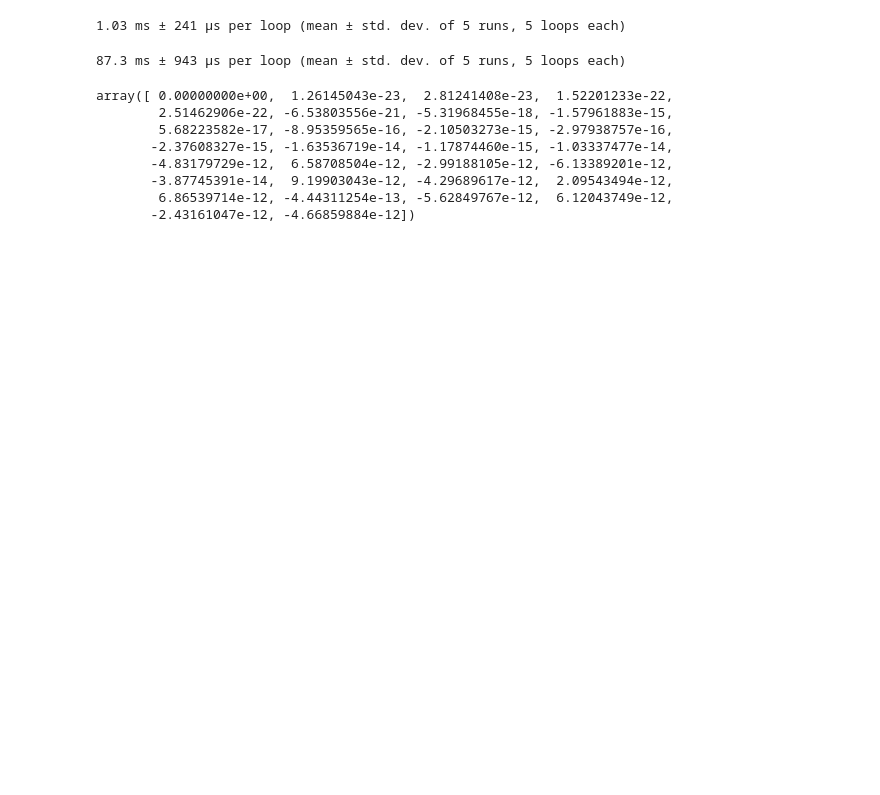
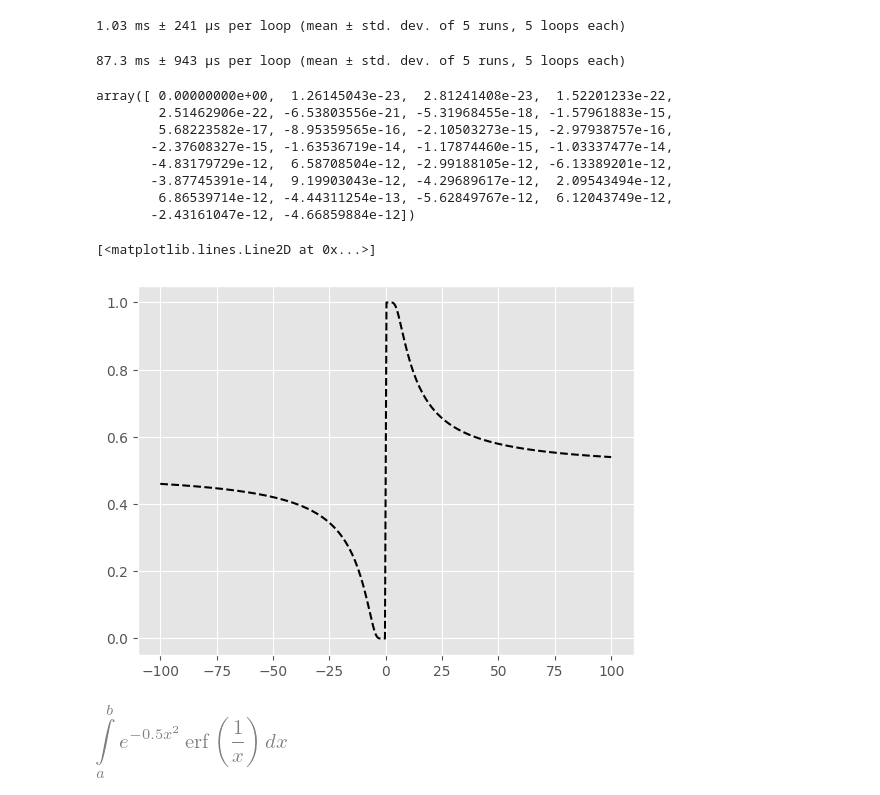
Before and after one commit to wangronin/HVI-distribution, a Jupyter notebook: backup/debug.ipynb, the cells around one changed output. Cells and saved outputs as stored; diff of their text form; code cells hidden in the pictures; blank space fills up the shorter version.

```diff
--- a/backup/debug.ipynb
+++ b/backup/debug.ipynb
@@ -262,0 +256,19 @@ hvi = HypervolumeImprovement(pf, r, mu, sigma)
+# %%
+a = 10
+x = np.linspace(-100, 100, 300)
+y = [norm.cdf(a / _) for _ in x]
+plt.plot(x, y, 'k--')
+# %% [output]
+[<matplotlib.lines.Line2D at 0x...>]
+[figure, added]
+# %%
+from sympy import *
+init_printing(use_unicode=False, wrap_line=False, no_global=True)
+x = Symbol('x')
+z = Symbol('z')
+a = Symbol('a')
+b = Symbol('b')
+
+integrate(erf(1 / x) * exp(-0.5 * x ** 2), (x, a, b))
+# %% [output]
+[figure, added]
```
Also changed, not shown: parts of 10 cells of this notebook, 2 other files.
